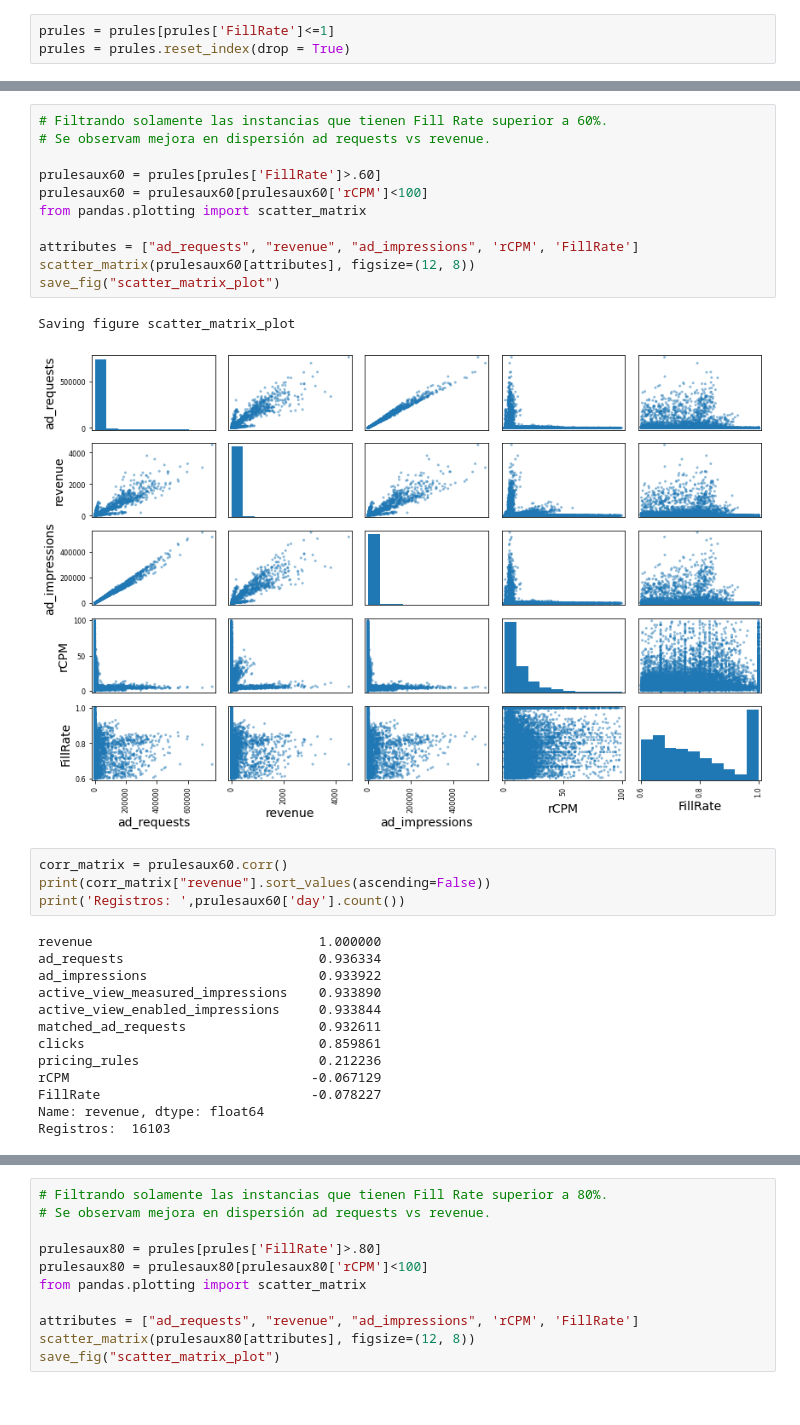
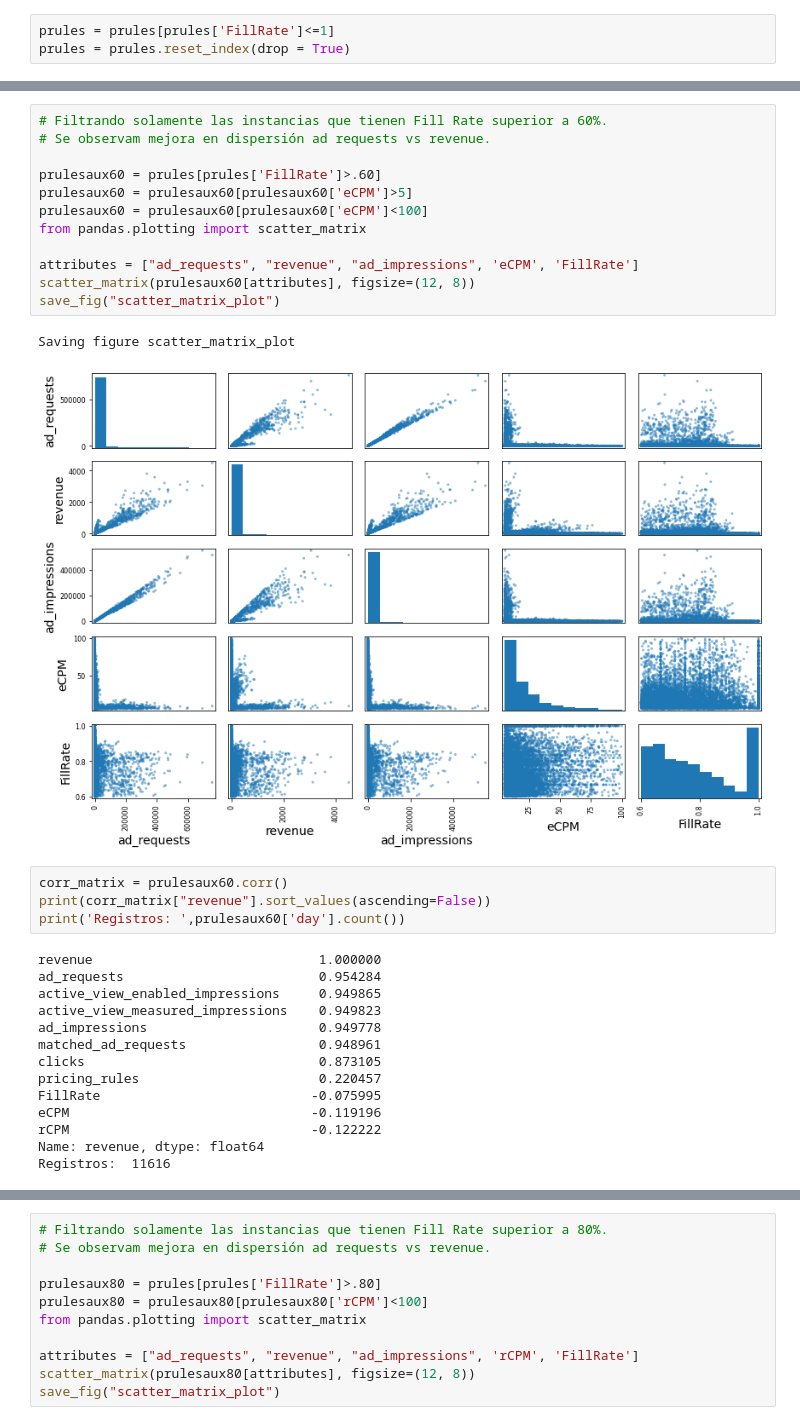
Before and after one commit to aaronjdigital/mlidigital, a Jupyter notebook: Newbase ML Reglas de Precio.ipynb, the cells around one changed output, grey strips where cells are left out. Drawn from its saved outputs; the diff is of its cells as text.

```diff
--- a/Newbase ML Reglas de Precio.ipynb
+++ b/Newbase ML Reglas de Precio.ipynb
@@ -130,31 +180,33 @@ Saving figure scatter_matrix_plot
 # %%
 # Filtrando solamente las instancias que tienen Fill Rate superior a 60%.
 # Se observam mejora en dispersión ad requests vs revenue.
 
 prulesaux60 = prules[prules['FillRate']>.60]
-prulesaux60 = prulesaux60[prulesaux60['rCPM']<100]
+prulesaux60 = prulesaux60[prulesaux60['eCPM']>5]
+prulesaux60 = prulesaux60[prulesaux60['eCPM']<100]
 from pandas.plotting import scatter_matrix
 
-attributes = ["ad_requests", "revenue", "ad_impressions", 'rCPM', 'FillRate']
+attributes = ["ad_requests", "revenue", "ad_impressions", 'eCPM', 'FillRate']
 scatter_matrix(prulesaux60[attributes], figsize=(12, 8))
 save_fig("scatter_matrix_plot")
 # %% [output]
 Saving figure scatter_matrix_plot
-[figure, old version]
+[figure, new version]
 # %%
 corr_matrix = prulesaux60.corr()
 print(corr_matrix["revenue"].sort_values(ascending=False))
 print('Registros: ',prulesaux60['day'].count())
 # %% [output]
 revenue                             1.000000
-ad_requests                         0.936334
-ad_impressions                      0.933922
-active_view_measured_impressions    0.933890
-active_view_enabled_impressions     0.933844
-matched_ad_requests                 0.932611
-clicks                              0.859861
-pricing_rules                       0.212236
-rCPM                               -0.067129
-FillRate                           -0.078227
+ad_requests                         0.954284
+active_view_enabled_impressions     0.949865
+active_view_measured_impressions    0.949823
+ad_impressions                      0.949778
+matched_ad_requests                 0.948961
+clicks                              0.873105
+pricing_rules                       0.220457
+FillRate                           -0.075995
+eCPM                               -0.119196
+rCPM                               -0.122222
 Name: revenue, dtype: float64
-Registros:  16103
+Registros:  11616
```
Also changed, not shown: parts of 20 cells of this notebook.
